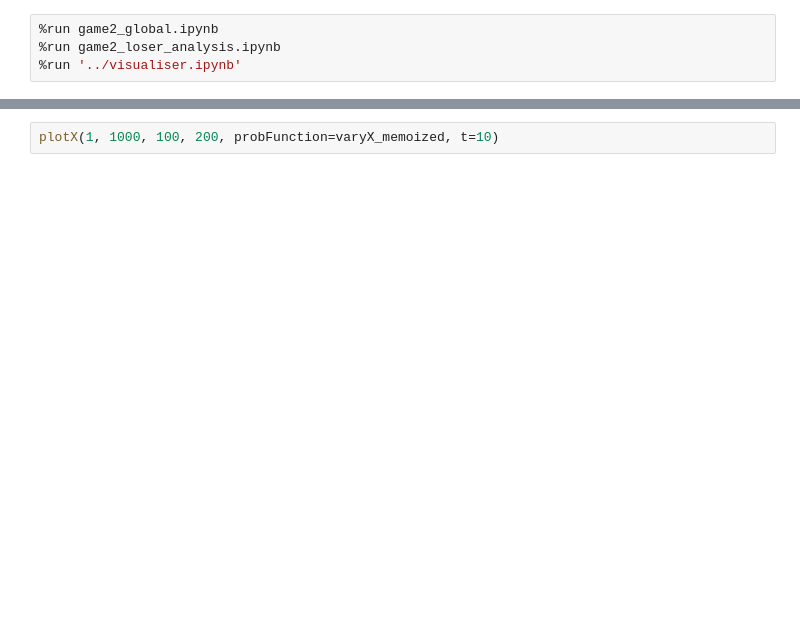
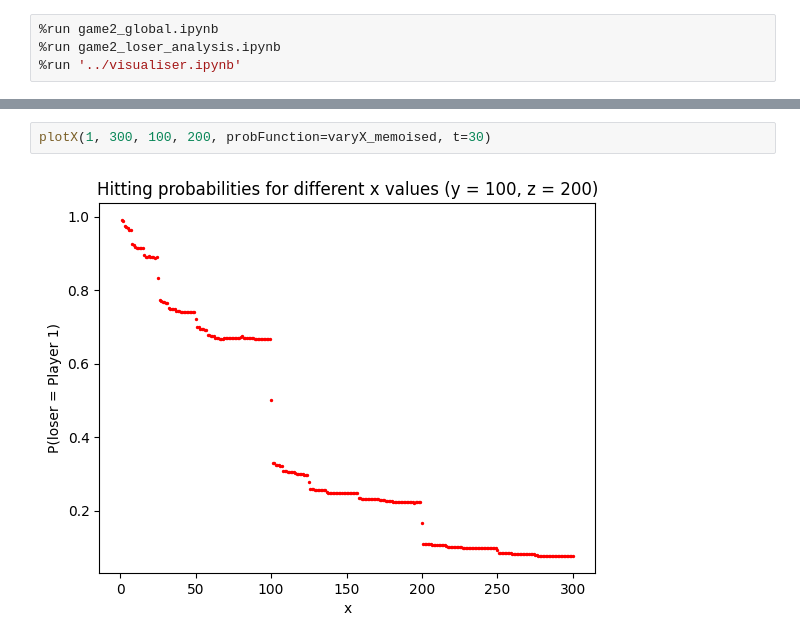
Before and after one commit to 7angel4/3-person-betting-game, a Jupyter notebook: game2_three_player/game2_visualisation.ipynb, the cells around one changed output, grey strips where cells are left out. Drawn from its saved outputs; the diff is of its cells as text; blank space fills up the shorter version.

```diff
--- a/game2_three_player/game2_visualisation.ipynb
+++ b/game2_three_player/game2_visualisation.ipynb
@@ -31,2 +37,4 @@ plotX(925, 955, 500, 1000, probFunction=varyX_memoized, t=30)
 # %%
-plotX(1, 1000, 100, 200, probFunction=varyX_memoized, t=10)
+plotX(1, 300, 100, 200, probFunction=varyX_memoised, t=30)
+# %% [output]
+[figure, added]
```
Also changed, not shown: parts of 5 cells of this notebook, 13 other files.
